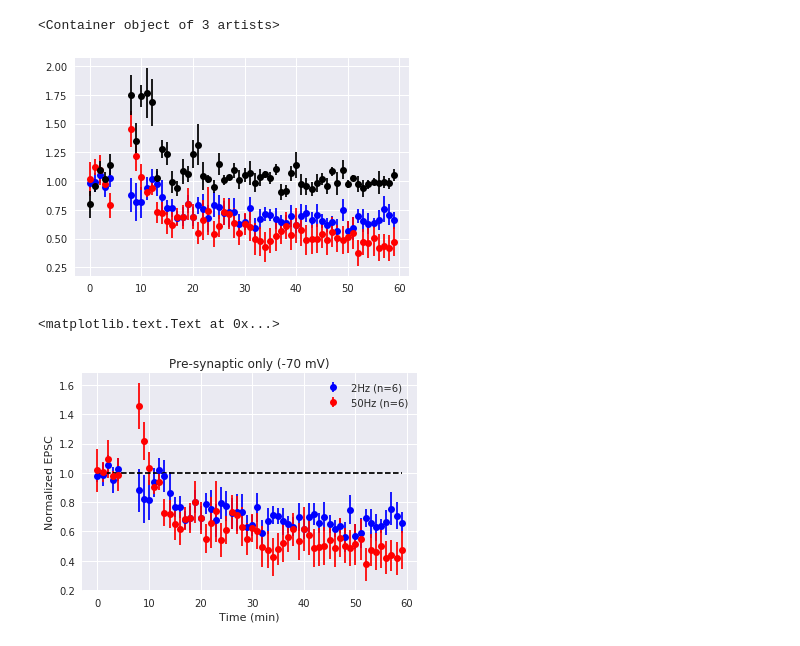
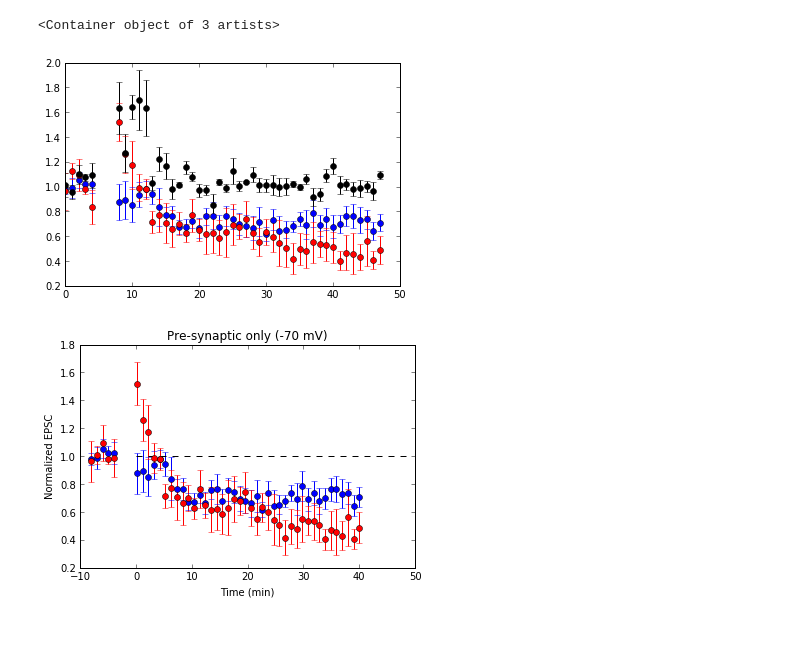
Before and after one commit to ShuangLiBCM/Patch_data_ana, a Jupyter notebook: Notebooks/Figure_preonly_LTD_all.ipynb, the cells around one changed output. Cells and saved outputs as stored; diff of their text form; code cells hidden in the pictures.

Commit message:
Figure making plots

```diff
--- a/Notebooks/Figure_preonly_LTD_all.ipynb
+++ b/Notebooks/Figure_preonly_LTD_all.ipynb
@@ -6,7 +6,9 @@ import matplotlib.pyplot as plt
 from scipy.optimize import curve_fit
 import pdb
 from Patch_ana import patch_pip
-import seaborn as sns
+from matplotlib.backends.backend_pdf import PdfPages
+plt.style.use('classic')
+from scipy import stats
 
 % matplotlib inline
 %load_ext autoreload
@@ -48,35 +53,49 @@ pre_LTD50_uni
 # %%
 ave_ptl_resp = np.ones((len(pre_LTD2), 60))*np.nan
 
-ave_ptl_mean_2,ave_ptl_ste_2 = patch_pip.samp_ave(pre_LTD2, ave_ptl_resp)
+ave_ptl_mean_2,ave_ptl_ste_2,ave_ptl_2  = patch_pip.samp_ave(pre_LTD2, ave_ptl_resp)
+ave_ptl_mean_2 = ave_ptl_mean_2[:-12]
+ave_ptl_ste_2 = ave_ptl_ste_2[:-12]
+ave_ptl_2 = ave_ptl_2[:, :-12]
+
 plt.errorbar(x=np.arange(len(ave_ptl_mean_2)), y=ave_ptl_mean_2, yerr=ave_ptl_ste_2, fmt='bo')
 
 ave_ptl_resp = np.ones((len(pre_LTD50), 60))*np.nan
-ave_ptl_mean_50,ave_ptl_ste_50 = patch_pip.samp_ave(pre_LTD50, ave_ptl_resp)
+ave_ptl_mean_50,ave_ptl_ste_50, ave_ptl_50 = patch_pip.samp_ave(pre_LTD50, ave_ptl_resp)
+ave_ptl_mean_50 = ave_ptl_mean_50[:-12]
+ave_ptl_ste_50 = ave_ptl_ste_50[:-12]
+ave_ptl_50 = ave_ptl_50[:, :-12]
+
 plt.errorbar(x=np.arange(len(ave_ptl_mean_50)), y=ave_ptl_mean_50, yerr=ave_ptl_ste_50, fmt='ro')
 
 ave_ptl_resp = np.ones((len(pre_LTD50_uni), 60))*np.nan
-ave_ptl_mean_50_uni,ave_ptl_ste_50_uni = patch_pip.samp_ave(pre_LTD50_uni, ave_ptl_resp)
+ave_ptl_mean_50_uni,ave_ptl_ste_50_uni, ave_ptl_50_uni = patch_pip.samp_ave(pre_LTD50_uni, ave_ptl_resp)
+ave_ptl_mean_50_uni = ave_ptl_mean_50_uni[:-12]
+ave_ptl_ste_50_uni = ave_ptl_ste_50_uni[:-12]
+ave_ptl_50_uni = ave_ptl_50_uni[:, :-12]
 plt.errorbar(x=np.arange(len(ave_ptl_mean_50_uni)), y=ave_ptl_mean_50_uni, yerr=ave_ptl_ste_50_uni, fmt='ko')
 # %% [output]
 <Container object of 3 artists>
-[figure, old version]
+[figure, new version]
 # %%
 ave_ptl_mean_2cp, ave_ptl_ste_2cp =  ave_ptl_mean_2, ave_ptl_ste_2
 ave_ptl_mean, ave_ptl_ste = patch_pip.pro_bef(ave_ptl_mean_2cp[:5], ave_ptl_ste_2cp[:5])
 ave_ptl_mean_2cp[:5], ave_ptl_ste_2cp[:5] = ave_ptl_mean, ave_ptl_ste
-plt.errorbar(x=np.arange(len(ave_ptl_mean_2cp)), y=ave_ptl_mean_2cp, yerr=ave_ptl_ste_2cp, fmt='bo', label='2Hz (n={a})'.format(a=len(pre_LTD2)))
+plt.errorbar(x=np.linspace(-6 * 4/3, len(ave_ptl_mean_2cp) - 6 * 4/3, len(ave_ptl_mean_2cp)), y=ave_ptl_mean_2cp, yerr=ave_ptl_ste_2cp, fmt='bo', label='2Hz (n={a})'.format(a=len(pre_LTD2)))
 
 ave_ptl_mean_50cp, ave_ptl_ste_50cp =  ave_ptl_mean_50, ave_ptl_ste_50
 ave_ptl_mean, ave_ptl_ste= patch_pip.pro_bef(ave_ptl_mean_50cp[:5], ave_ptl_ste_50cp[:5])
 ave_ptl_mean_50cp[:5], ave_ptl_ste_50cp[:5] = ave_ptl_mean, ave_ptl_ste
-plt.errorbar(x=np.arange(len(ave_ptl_mean_50cp)), y=ave_ptl_mean_50cp, yerr=ave_ptl_ste_50cp, fmt='ro', label='50Hz (n={a})'.format(a=len(pre_LTD50)))
+plt.errorbar(x=np.linspace(-6 * 4/3, len(ave_ptl_mean_50cp)- 6 * 4/3, len(ave_ptl_mean_50cp)), y=ave_ptl_mean_50cp, yerr=ave_ptl_ste_50cp, fmt='ro', label='50Hz (n={a})'.format(a=len(pre_LTD50)))
 
-plt.plot(np.ones((60))*1, 'k--')
+plt.plot(np.ones((50))*1, 'k--')
 plt.xlabel('Time (min)')
 plt.ylabel('Normalized EPSC')
-plt.legend()
+# plt.legend()
+plt.ylim([0.2, 1.8])
 plt.title('Pre-synaptic only (-70 mV)')
+
+with PdfPages('/data/Figure1_1.pdf') as pdf:
+    pdf.savefig()
 # %% [output]
-<matplotlib.text.Text at 0x...>
-[figure, old version]
+[figure, new version]
```
Also changed, not shown: parts of 14 cells of this notebook, 29 other files.
